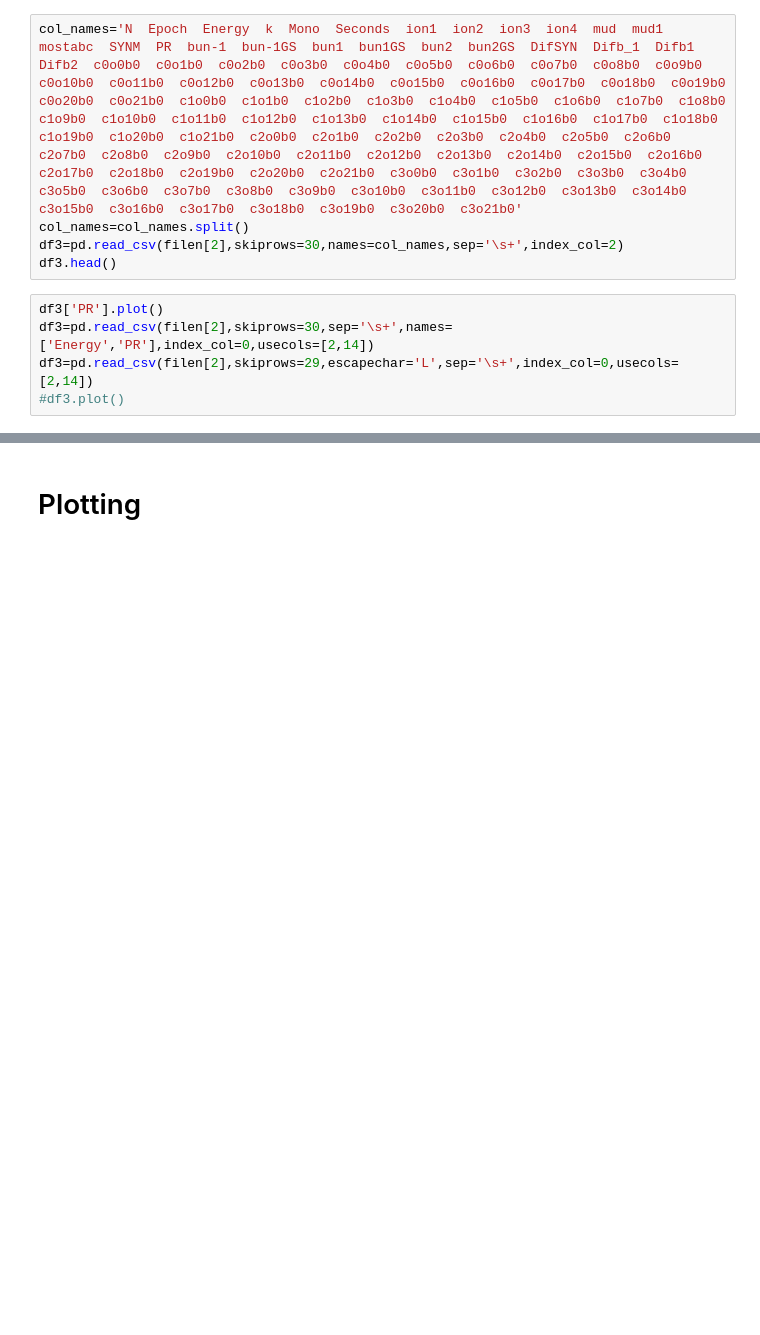
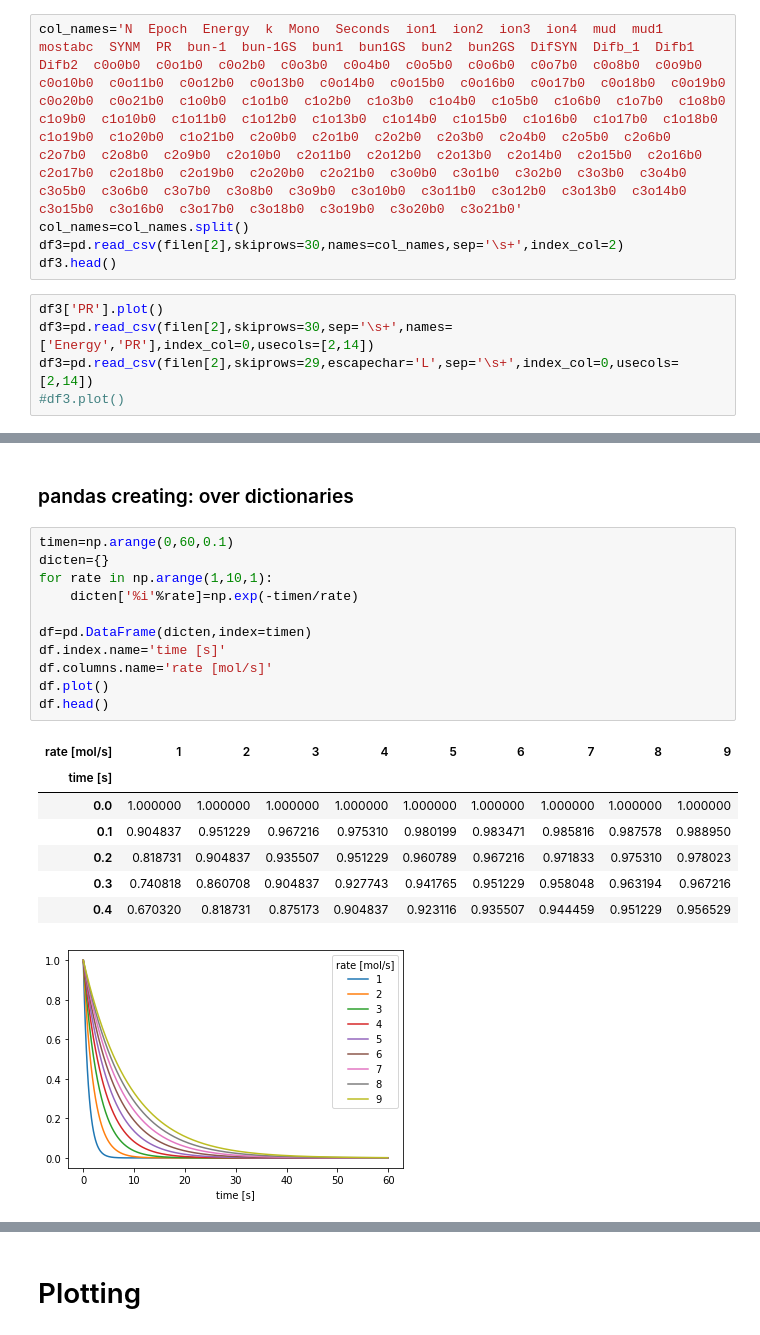
Before and after one commit to luchem/KEMM30, a Jupyter notebook: lectures/09-Plotting.ipynb, the cells around one changed output, grey strips where cells are left out. Drawn from its saved outputs; the diff is of its cells as text; blank space fills up the shorter version.

```diff
--- a/lectures/09-Plotting.ipynb
+++ b/lectures/09-Plotting.ipynb
@@ -31,0 +50,22 @@ df3=pd.read_csv(filen[2],skiprows=29,escapechar='L',sep='\s+',index_col=0,usecol
+# %% [markdown]
+### pandas creating: over dictionaries
+# %%
+timen=np.arange(0,60,0.1)
+dicten={}
+for rate in np.arange(1,10,1):
+    dicten['%i'%rate]=np.exp(-timen/rate)
+
+df=pd.DataFrame(dicten,index=timen)
+df.index.name='time [s]'
+df.columns.name='rate [mol/s]'
+df.plot()
+df.head()
+# %% [output]
+| rate [mol/s] | 1 | 2 | 3 | 4 | 5 | 6 | 7 | 8 | 9 |
+| time [s] |  |  |  |  |  |  |  |  |  |
+| 0.0 | 1.000000 | 1.000000 | 1.000000 | 1.000000 | 1.000000 | 1.000000 | 1.000000 | 1.000000 | 1.000000 |
+| 0.1 | 0.904837 | 0.951229 | 0.967216 | 0.975310 | 0.980199 | 0.983471 | 0.985816 | 0.987578 | 0.988950 |
+| 0.2 | 0.818731 | 0.904837 | 0.935507 | 0.951229 | 0.960789 | 0.967216 | 0.971833 | 0.975310 | 0.978023 |
+| 0.3 | 0.740818 | 0.860708 | 0.904837 | 0.927743 | 0.941765 | 0.951229 | 0.958048 | 0.963194 | 0.967216 |
+| 0.4 | 0.670320 | 0.818731 | 0.875173 | 0.904837 | 0.923116 | 0.935507 | 0.944459 | 0.951229 | 0.956529 |
+[figure, added]
```
Also changed, not shown: parts of 15 cells of this notebook, 2 other files.
